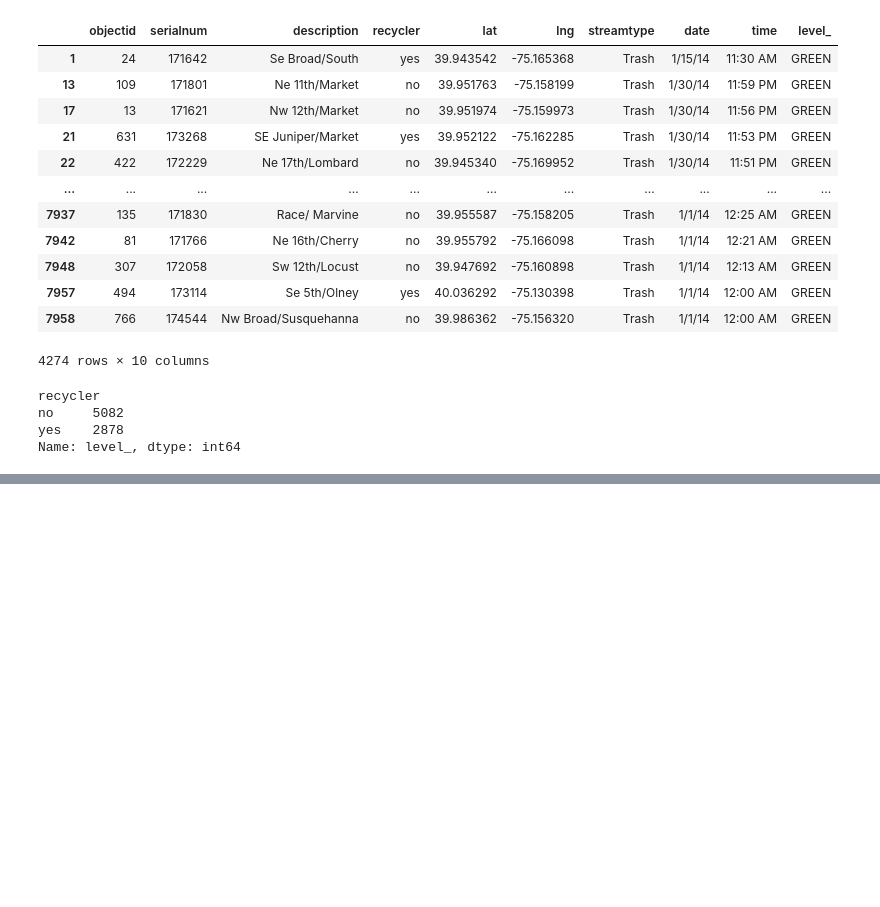
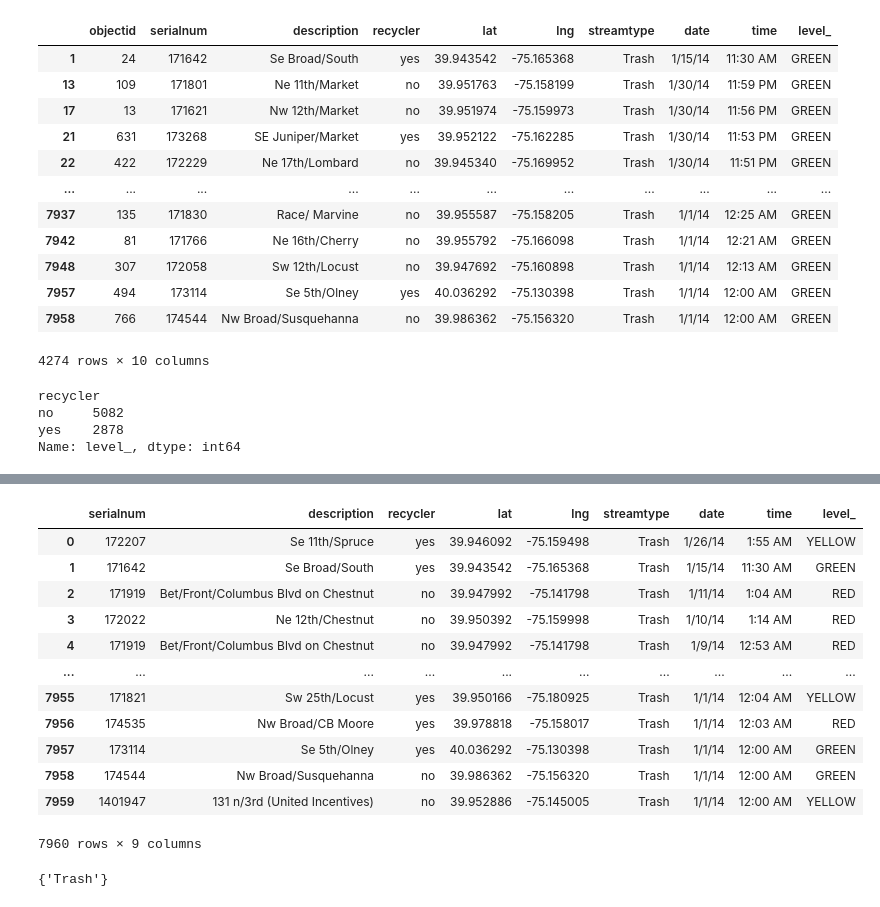
Before and after one commit to analystwil/Waste_Management, a Jupyter notebook: Jan_Waste.ipynb, the cells around one changed output, grey strips where cells are left out. Saved outputs shown, nothing was run; the diff lists cells and outputs as text; code cells hidden in the pictures; blank space fills up the shorter version.

```diff
--- a/Jan_Waste.ipynb
+++ b/Jan_Waste.ipynb
@@ -150,0 +169,20 @@ Name: level_, dtype: int64
+# %%
+waste_data_df
+# %% [output]
+|  | serialnum | description | recycler | lat | lng | streamtype | date | time | level_ |
+| 0 | 172207 | Se 11th/Spruce | yes | 39.946092 | -75.159498 | Trash | 1/26/14 | 1:55 AM | YELLOW |
+| 1 | 171642 | Se Broad/South | yes | 39.943542 | -75.165368 | Trash | 1/15/14 | 11:30 AM | GREEN |
+| 2 | 171919 | Bet/Front/Columbus Blvd on Chestnut | no | 39.947992 | -75.141798 | Trash | 1/11/14 | 1:04 AM | RED |
+| 3 | 172022 | Ne 12th/Chestnut | no | 39.950392 | -75.159998 | Trash | 1/10/14 | 1:14 AM | RED |
+| 4 | 171919 | Bet/Front/Columbus Blvd on Chestnut | no | 39.947992 | -75.141798 | Trash | 1/9/14 | 12:53 AM | RED |
+| ... | ... | ... | ... | ... | ... | ... | ... | ... | ... |
+| 7955 | 171821 | Sw 25th/Locust | yes | 39.950166 | -75.180925 | Trash | 1/1/14 | 12:04 AM | YELLOW |
+| 7956 | 174535 | Nw Broad/CB Moore | yes | 39.978818 | -75.158017 | Trash | 1/1/14 | 12:03 AM | RED |
+| 7957 | 173114 | Se 5th/Olney | yes | 40.036292 | -75.130398 | Trash | 1/1/14 | 12:00 AM | GREEN |
+| 7958 | 174544 | Nw Broad/Susquehanna | no | 39.986362 | -75.156320 | Trash | 1/1/14 | 12:00 AM | GREEN |
+| 7959 | 1401947 | 131 n/3rd (United Incentives) | no | 39.952886 | -75.145005 | Trash | 1/1/14 | 12:00 AM | YELLOW |
+7960 rows × 9 columns
+# %%
+set(waste_data_df["streamtype"].values)
+# %% [output]
+{'Trash'}
```
Also changed, not shown: parts of 21 cells of this notebook, 2 other files.
